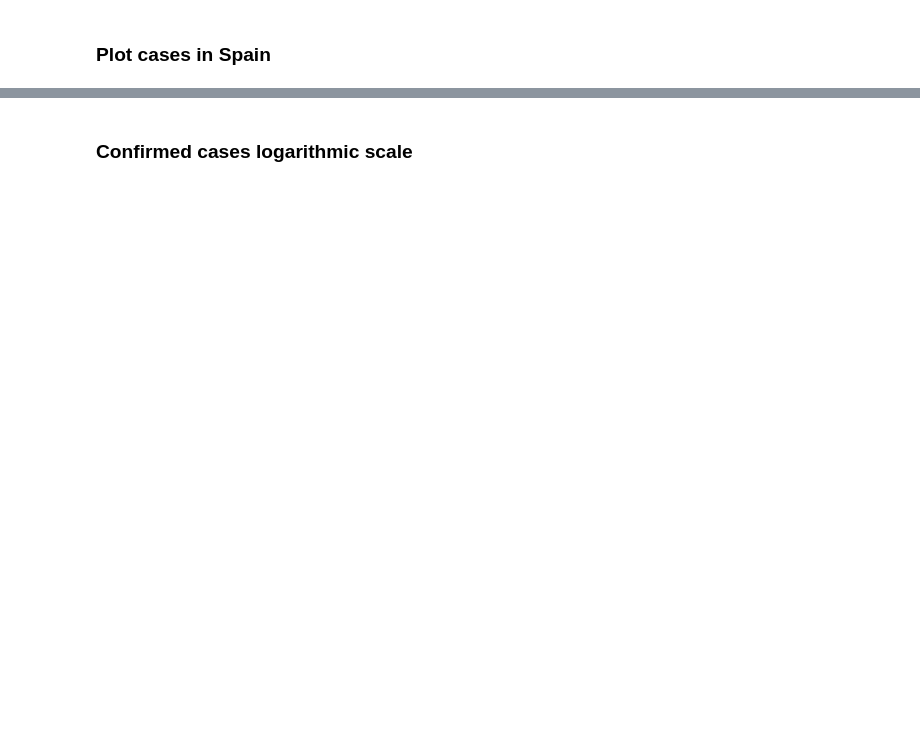
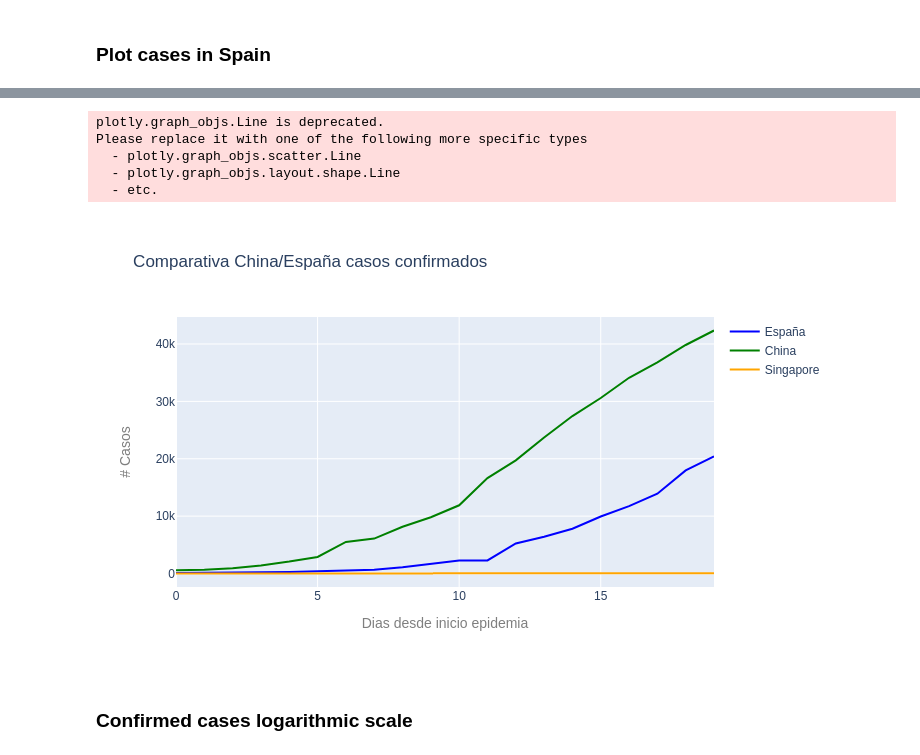
Before and after one commit to kairosart/coronavirus, a Jupyter notebook: Coronavirus (COVID-19) España.ipynb, the cells around one changed output, grey strips where cells are left out. Drawn from its saved outputs; the diff is of its cells as text; code cells hidden in the pictures; blank space fills up the shorter version.

```diff
--- a/Coronavirus (COVID-19) España.ipynb
+++ b/Coronavirus (COVID-19) España.ipynb
@@ -43,0 +91,10 @@ recoveries_df = pd.read_csv('https://raw.githubusercontent.com/CSSEGISandData/CO
+# %%
+# Get columns with number of cases
+china_confirmed = china_group_confirmed_df.loc[:, cols[4]:cols[-1]]
+china_deaths = china_group_recoveries_df.loc[:, cols[4]:cols[-1]]
+china_recoveries = china_group_deaths_df.loc[:, cols[4]:cols[-1]]
+# %%
+# Transpose data
+china_confirm_trans = china_confirmed.transpose()
+china_recoveries_trans = china_recoveries.transpose()
+china_deaths_trans = china_deaths.transpose()
@@ -142,3 +241,68 @@ iplot(fig)
+# %%
+#data
+x = days
+y = confirm_trans_filter['y']
+
+
+# Spain confirmed lines
+trace = go.Line(
+    x=x,
+    y=y,
+    marker=dict(
+        color='blue'
+    ),
+    name="España"
+)
+
+# China confirmed line
+# data
+x = days
+y = china_confirm_trans['China']
+
+trace1 = go.Line(
+    x=x,
+    y=y,
+    marker=dict(
+        color='green'
+    ),
+    name="China"
+)
+
+
+# Singapore confirmed line
+# data
+x = days
+y = singapore_confirm_trans['Singapore']
+
+trace2 = go.Line(
+    x=x,
+    y=y,
+    marker=dict(
+        color='orange'
+    ),
+    name="Singapore"
+)
+
+# layout
+layout = go.Layout(title = "Comparativa China/España casos confirmados",
+                   xaxis=dict(title = go.layout.xaxis.Title(text='Dias desde inicio epidemia',
+                                             font=dict(size=14,
+                                             color='#7f7f7f'))),
+                   yaxis=dict(title = go.layout.yaxis.Title(text='# Casos',
+                                             font=dict(size=14,
+                                             color='#7f7f7f'))))
+
+# Plot
+fig = go.Figure(data=[trace, trace1, trace2], layout=layout)
+#fig.update_layout(yaxis_type="log")
+iplot(fig)
+# %% [output]
+plotly.graph_objs.Line is deprecated.
+Please replace it with one of the following more specific types
+  - plotly.graph_objs.scatter.Line
+  - plotly.graph_objs.layout.shape.Line
+  - etc.
+[figure, added]
 # %% [markdown]
 ### Confirmed cases logarithmic scale
 # %%
```
Also changed, not shown: parts of 45 cells of this notebook.
